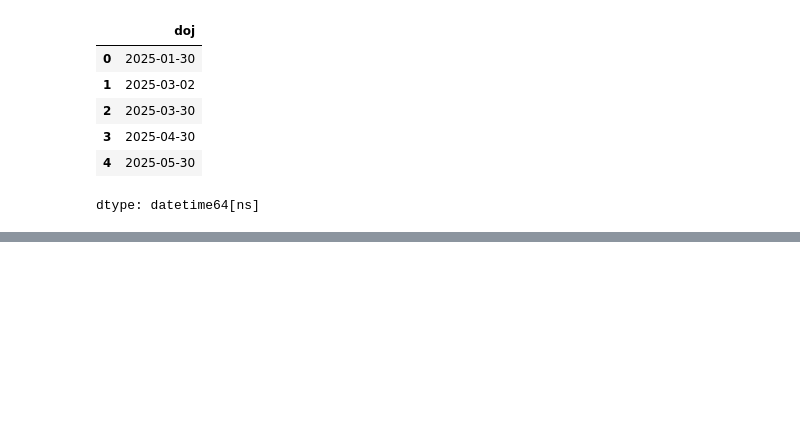
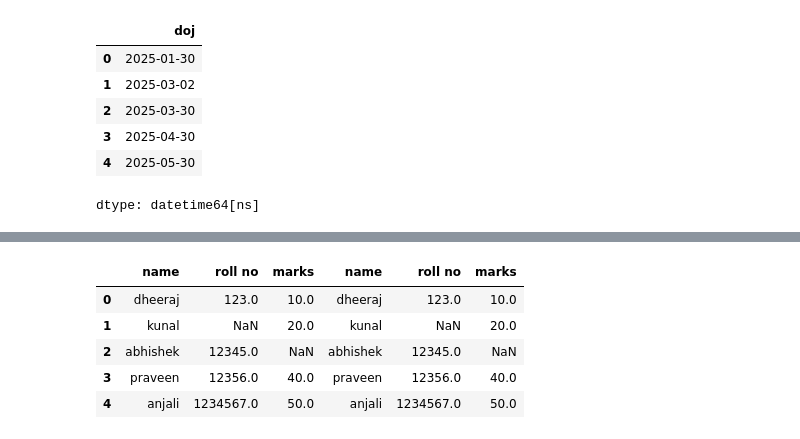
Before and after one commit to Vanshu2374/data-science-45-days, a Jupyter notebook: grass1.ipynb, the cells around one changed output, grey strips where cells are left out. Drawn from its saved outputs; the diff is of its cells as text; code cells hidden in the pictures; blank space fills up the shorter version.

```diff
--- a/grass1.ipynb
+++ b/grass1.ipynb
@@ -145,0 +203,19 @@ dtype: datetime64[ns]
+# %%
+# concatenate
+import pandas as pd
+url = "https://raw.githubusercontent.com/rajendra0968jangid/Ds-Arya/main/file2.json"
+df = pd.read_json(url)
+df1 = pd.read_json(url)
+pd.concat([df,df1]) # row
+
+pd.concat([df,df1],axis=1)
+
+# name -> col2 -> abhishek -> vanshika
+pd.concat([df,df1],axis=1)
+# %% [output]
+|  | name | roll no | marks | name | roll no | marks |
+| 0 | dheeraj | 123.0 | 10.0 | dheeraj | 123.0 | 10.0 |
+| 1 | kunal | NaN | 20.0 | kunal | NaN | 20.0 |
+| 2 | abhishek | 12345.0 | NaN | abhishek | 12345.0 | NaN |
+| 3 | praveen | 12356.0 | 40.0 | praveen | 12356.0 | 40.0 |
+| 4 | anjali | 1234567.0 | 50.0 | anjali | 1234567.0 | 50.0 |
```
Also changed, not shown: parts of 3 cells of this notebook.
